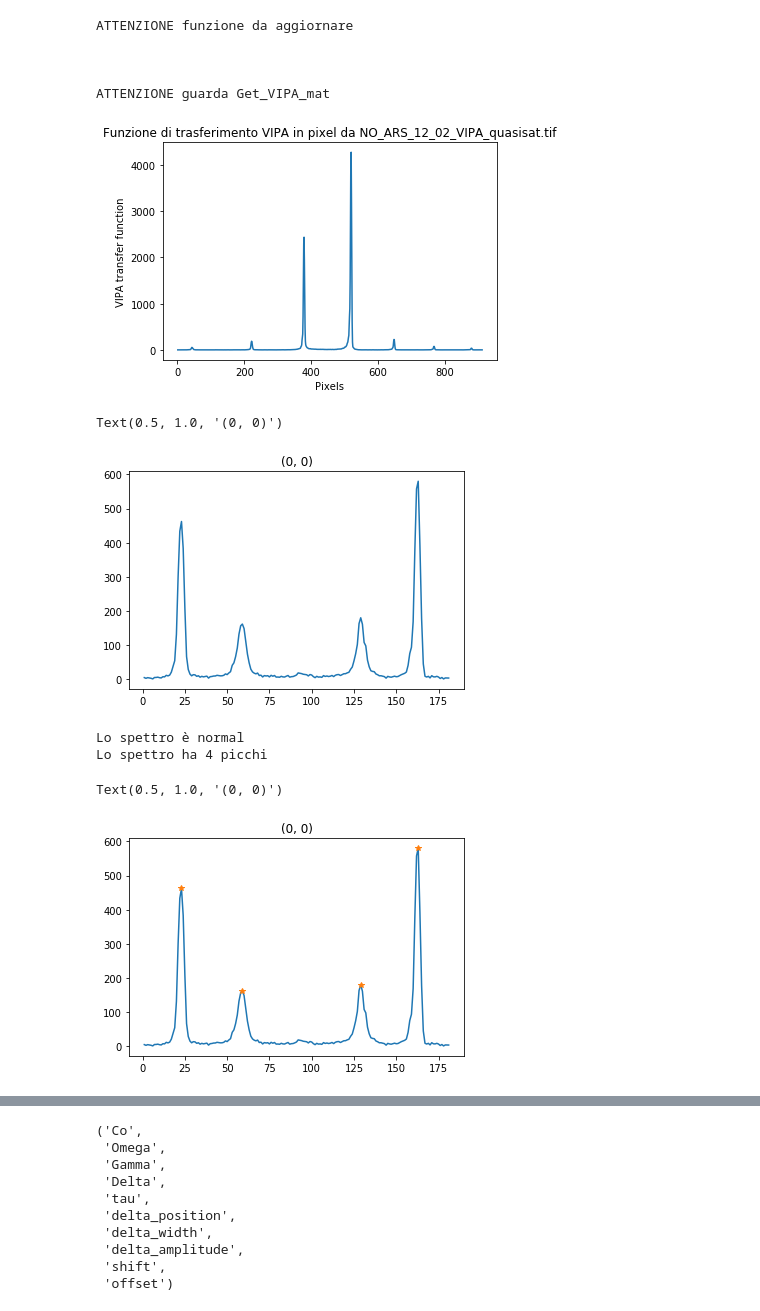
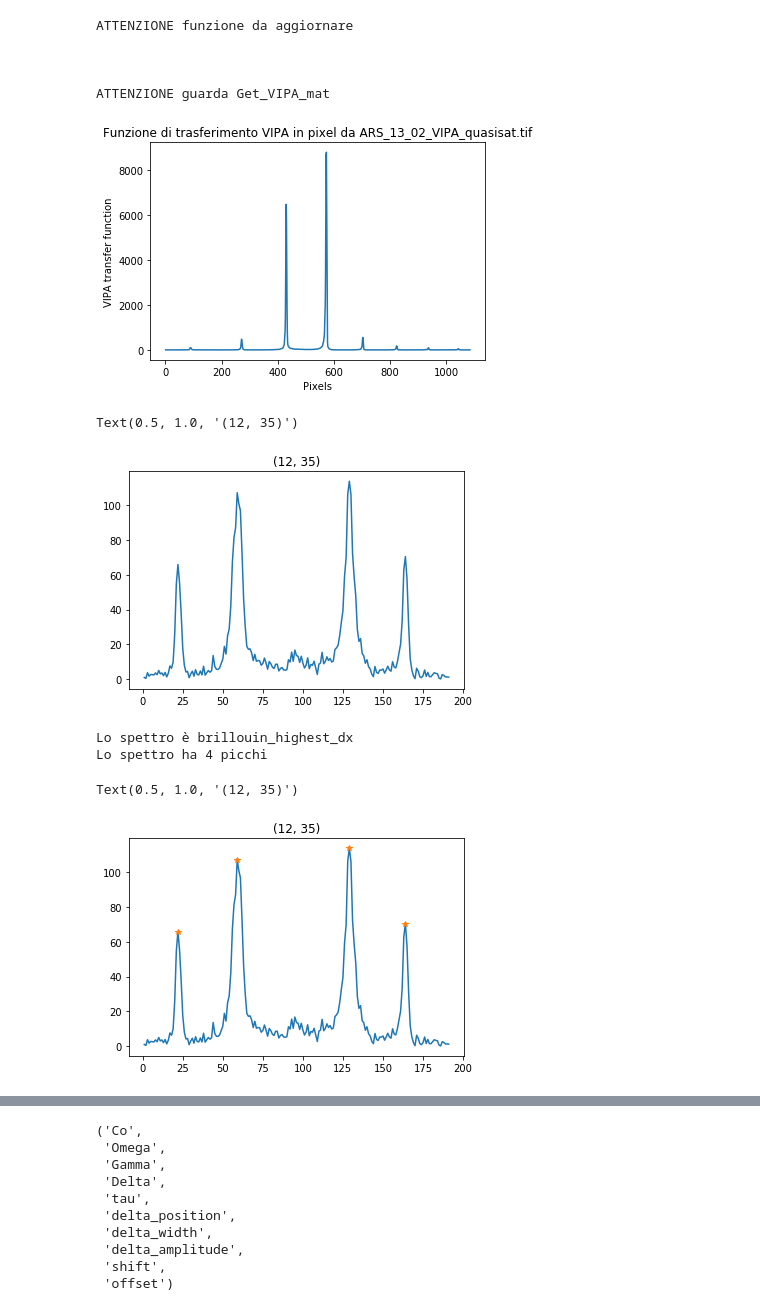
Before and after one commit to flautodipan/Python_Libraries, a Jupyter notebook: Experimentum_single.ipynb, the cells around one changed output, grey strips where cells are left out. Drawn from its saved outputs; the diff is of its cells as text; code cells hidden in the pictures.

```diff
--- a/Experimentum_single.ipynb
+++ b/Experimentum_single.ipynb
@@ -14,21 +14,23 @@ import  matplotlib.pyplot   as      plt
 import  time
 
 
+
 #I/O
-now_path        =   '../BRILLOUIN/TDP43/NO_ARS_12_02/'
-spectra_filename    =   'NO_ARS_12_02'
-VIPA_filename       =   'NO_ARS_12_02_VIPA_quasisat.tif'
+
+now_path            =   '../BRILLOUIN/TDP43/ARS_13_02/'
+spectra_filename    =   'ARS_13_02'
+VIPA_filename       =   'ARS_13_02_VIPA_quasisat.tif'
 log_file            =   'log_'+spectra_filename
-analysis_dir        =   'analysis/'
+analysis_dir       =   'analysis_best/'
 
 #operatives
 
 #esclusi a mano
-to_add              =   []
+to_add              =   [(66, 3),]
 
-syg_kwargs          =   {'height': 119, 'distance': 31, 'width': 3.}
+syg_kwargs          =   {'height': 80, 'distance': 31, 'width': 3.}
 syg_kwargs_VIPA     =   {'distance':70, 'width': 1}
-syg_kwargs_brill    =  {'height': 23, 'distance': 31, 'width': 3.}
+syg_kwargs_brill    =  {'height': 18, 'distance': 31, 'width': 3.}
 VIPA_treshold       =   6
 sat_height          =   50000
 sat_width           =   13.5
@@ -39,7 +41,8 @@ pre_cut             =   False
 cut                 =   True
 
 mean_dist_01 = 37
-mean_dist_23 = 34
+mean_dist_23 = 35
+
 #markov_fit
 p0_normal = np.array([ 1.07378474e-01,  7.57148558e+00,  1.49128813e-01,  1.19015861e-01,
         1.448930518e-01,  8.34614271,  4.79747192e+03, -1.00904973e+01,
@@ -52,53 +55,42 @@ p0_almost = np.array([ 1.07186924e-01,  7.63051819e+00,  1.33280055e-01,  1.9751
         1.59365161e+01,  2.77695117e-01,  6.43211621e+00])
 
 recover_markov = False
-rules_markov_bounds     =   ('positive', 0.2, 'positive', [-2,2] , 'positive', 'positive', 0.2, 0.01, 0.001,  'inf', 'inf')
+rules_markov_bounds     =   ('positive', 0.2, 'positive', [-2,2] , 'positive', 'positive', 0.2, 0.01, 0.001,  'inf', [-2,2])
 #tot fit
 skip_tot = False
-rules_tot_bounds                   =   (0.2, 0.01, 0.01, 'positive', 'positive', [-2,2], 0.01, 0.01, 'inf', 'inf')
+rules_tot_bounds                   =   (0.2, 0.01, 0.01, 'positive', 'positive', [-2,2], 0.01, 0.01, 'inf', 0.5)
+
 ############
 
 
-
-cols_smart  =  ('Co', 'Omega', 'Gamma', 'delta_position',  'delta_amplitude', 'A', 'mu', 'sigma', 'shift', 'offset')
 cols_basic  = ('Co', 'Omega', 'Gamma', 'delta_position', 'delta_width',  'delta_amplitude')
 cols        = ('Co', 'Omega', 'Gamma', 'Delta', 'tau', 'delta_position',  'delta_width', 'delta_amplitude', 'A', 'mu', 'sigma', 'shift', 'offset')
 cols_mark   = ('Co', 'Omega', 'Gamma', 'delta_position', 'delta_width',  'delta_amplitude', 'A', 'mu', 'sigma', 'shift', 'offset')
+cols_mark_nodelta  = ('Co', 'Omega', 'Gamma', 'A', 'mu', 'sigma', 'shift', 'offset')
 cols_real   = ('Co', 'Omega', 'Gamma', 'Delta', 'tau', 'delta_position', 'delta_width', 'delta_amplitude','shift', 'offset')
 cols_gauss  = ( 'A', 'mu', 'sigma')
-
-#markov_fit
-p0_normal = np.array([ 1.07378474e-01,  7.57148558e+00,  1.49128813e-01,  1.19015861e-01,
-        1.448930518e-01,  8.34614271,  4.79747192e+03, -1.00904973e+01,
-        1.58007162e+01,  2.11019859e-01, -3.10388495e-01])
-p0_brillouin = np.array([ 1.07378474e-01,  7.57148558e+00,  1.49128813e-01,  1.19015861e-01,
-        1.48930518e-01,  2.34614271e-01,  4.79747192e+03, -1.00904973e+01,
-        1.58007162e+01,  2.11019859e-01, -3.10388495e-01])
-p0_almost = np.array([ 1.07186924e-01,  7.63051819e+00,  1.33280055e-01,  1.97510814e+00,
-        5.09986043e-01,  1.66616101e+00,  4.33362727e+03, -1.00496864e+01,
-        1.59365161e+01,  2.77695117e-01,  6.43211621e+00])
 # %%
 #0) importo dati e inizializzo oggetti
-i   =   0
-j   =   0
+i   =   12
+j   =   35
 y    =   Import_from_Matlab(spectra_filename, now_path, var_name = 'y3')[i][j]
 Data    =   Exp.Spectrum(name = str((i,j)))
 Data.Get_Spectrum(y = np.resize(y, np.max(y.shape)), offset = 183., cut = pre_cut, cut_range = (10, 175))
 Data.Get_Spectrum_Peaks(**syg_kwargs)
 Data.Get_VIPA_tif(VIPA_filename, now_path, fig = 'VIPA_img', save_path = now_path)
 
 plt.figure()
 plt.plot(Data.x, Data.y)
 plt.title(str((i,j)))
 # %% [output]
 ATTENZIONE funzione da aggiornare
 
 
 
 ATTENZIONE guarda Get_VIPA_mat
-[figure, old version]
+[figure, new version]
-Text(0.5, 1.0, '(0, 0)')
+Text(0.5, 1.0, '(12, 35)')
-[figure, old version]
+[figure, new version]
 # %%
 #1) Classificazione e visualizzazione spettro
 check = Data.Check_Spectrum_Saturation(saturation_height = sat_height, saturation_width = sat_width)
@@ -128,10 +120,10 @@ plt.plot(Data.x, Data.y)
 plt.plot(Data.x[Data.peaks['idx']], Data.y[Data.peaks['idx']], '*')
 plt.title(str((i,j)))
 # %% [output]
-Lo spettro è normal
+Lo spettro è brillouin_highest_dx
 Lo spettro ha 4 picchi
-Text(0.5, 1.0, '(0, 0)')
+Text(0.5, 1.0, '(12, 35)')
-[figure, old version]
+[figure, new version]
 # %%
 #2) Operazioni di conversione in GHz
 
```
Also changed, not shown: parts of 12 cells of this notebook, 4 other files.
